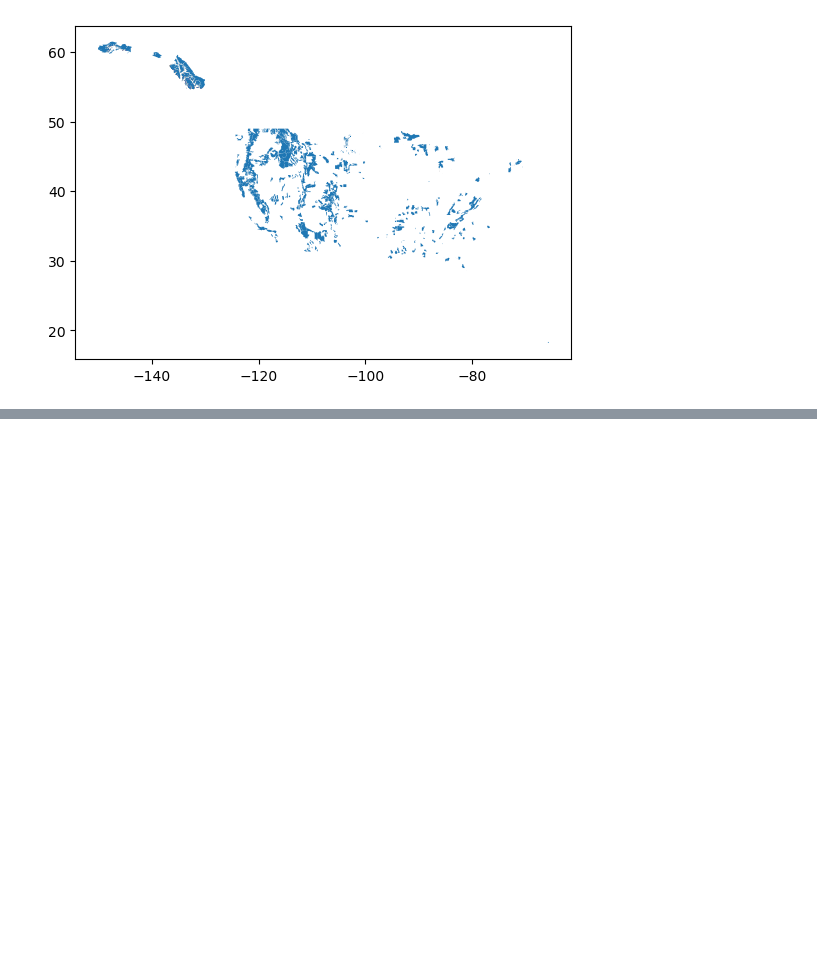
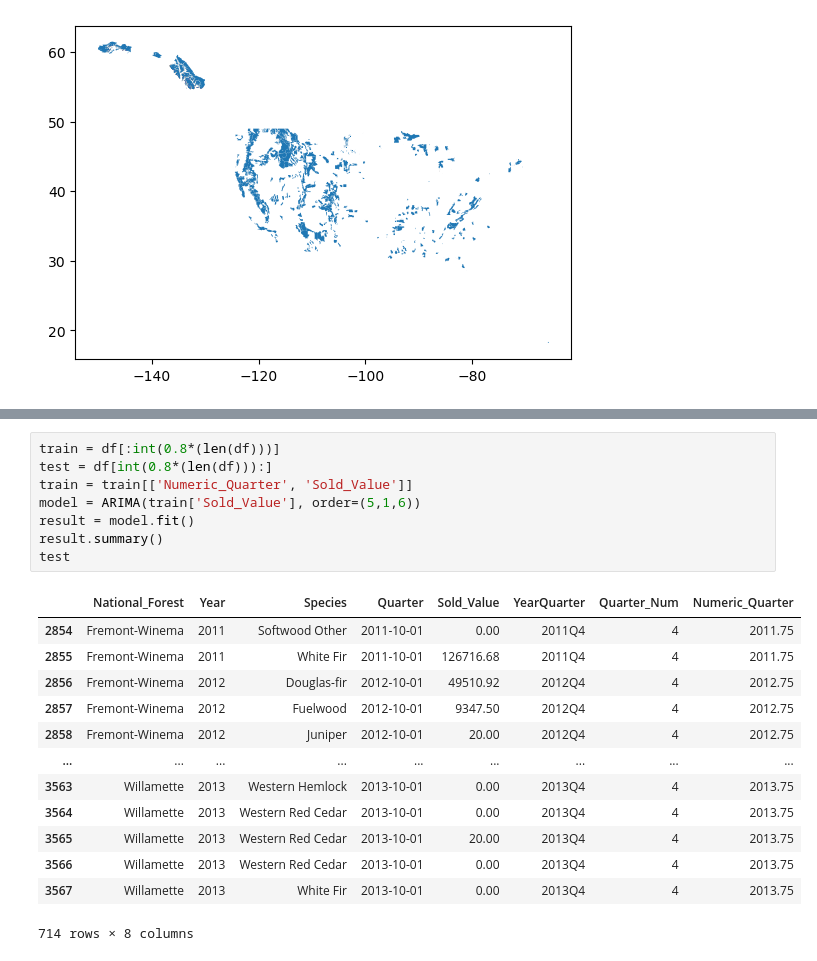
Before and after one commit to langoodall/Project-Timber-Harvesting, a Jupyter notebook: Timber.ipynb, the cells around one changed output, grey strips where cells are left out. Cells and saved outputs as stored; diff of their text form; blank space fills up the shorter version.

```diff
--- a/Timber.ipynb
+++ b/Timber.ipynb
@@ -128,0 +175,22 @@ X
+# %%
+train = df[:int(0.8*(len(df)))]
+test = df[int(0.8*(len(df))):]
+train = train[['Numeric_Quarter', 'Sold_Value']]
+model = ARIMA(train['Sold_Value'], order=(5,1,6))
+result = model.fit()
+result.summary()
+test
+# %% [output]
+|  | National_Forest | Year | Species | Quarter | Sold_Value | YearQuarter | Quarter_Num | Numeric_Quarter |
+| 2854 | Fremont-Winema | 2011 | Softwood Other | 2011-10-01 | 0.00 | 2011Q4 | 4 | 2011.75 |
+| 2855 | Fremont-Winema | 2011 | White Fir | 2011-10-01 | 126716.68 | 2011Q4 | 4 | 2011.75 |
+| 2856 | Fremont-Winema | 2012 | Douglas-fir | 2012-10-01 | 49510.92 | 2012Q4 | 4 | 2012.75 |
+| 2857 | Fremont-Winema | 2012 | Fuelwood | 2012-10-01 | 9347.50 | 2012Q4 | 4 | 2012.75 |
+| 2858 | Fremont-Winema | 2012 | Juniper | 2012-10-01 | 20.00 | 2012Q4 | 4 | 2012.75 |
+| ... | ... | ... | ... | ... | ... | ... | ... | ... |
+| 3563 | Willamette | 2013 | Western Hemlock | 2013-10-01 | 0.00 | 2013Q4 | 4 | 2013.75 |
+| 3564 | Willamette | 2013 | Western Red Cedar | 2013-10-01 | 0.00 | 2013Q4 | 4 | 2013.75 |
+| 3565 | Willamette | 2013 | Western Red Cedar | 2013-10-01 | 20.00 | 2013Q4 | 4 | 2013.75 |
+| 3566 | Willamette | 2013 | Western Red Cedar | 2013-10-01 | 0.00 | 2013Q4 | 4 | 2013.75 |
+| 3567 | Willamette | 2013 | White Fir | 2013-10-01 | 0.00 | 2013Q4 | 4 | 2013.75 |
+714 rows × 8 columns
```
Also changed, not shown: parts of 11 cells of this notebook.
